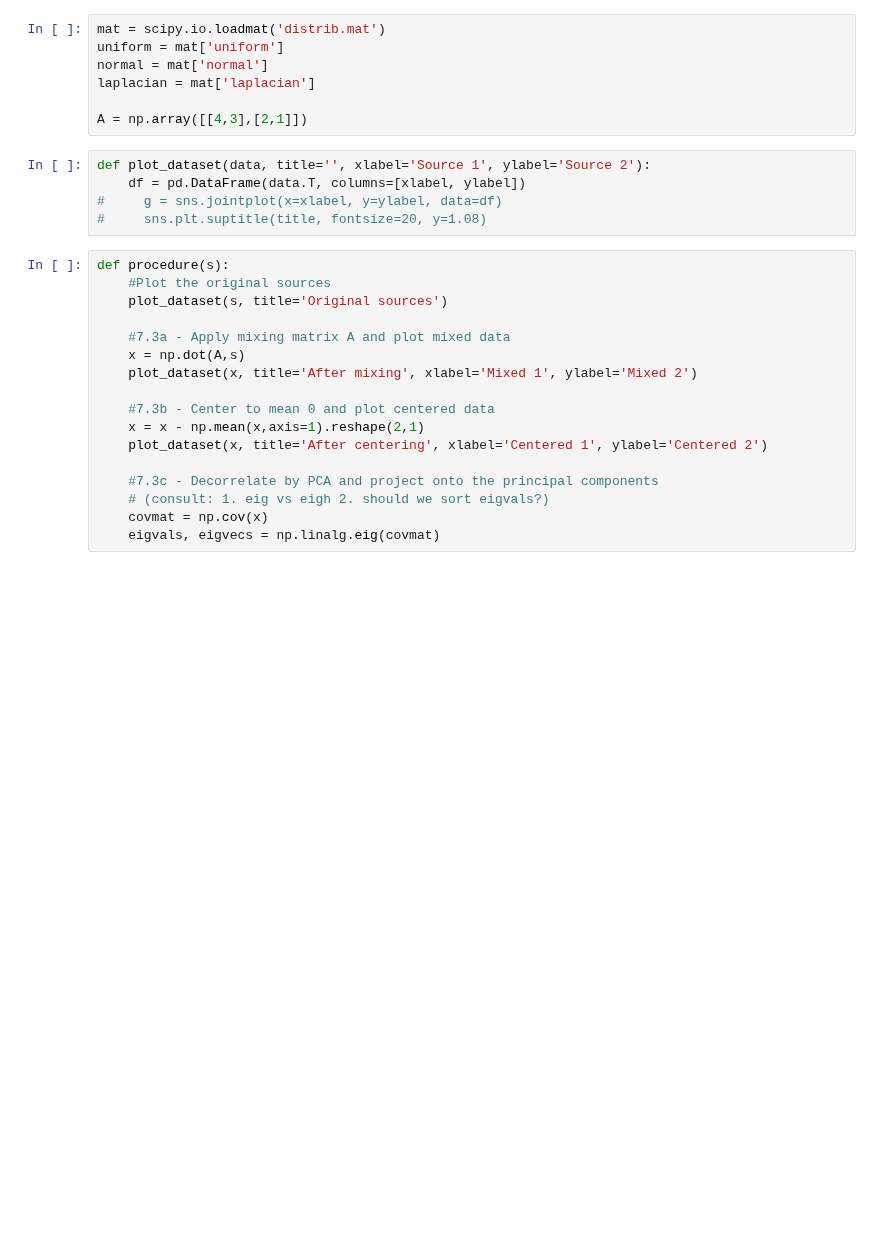
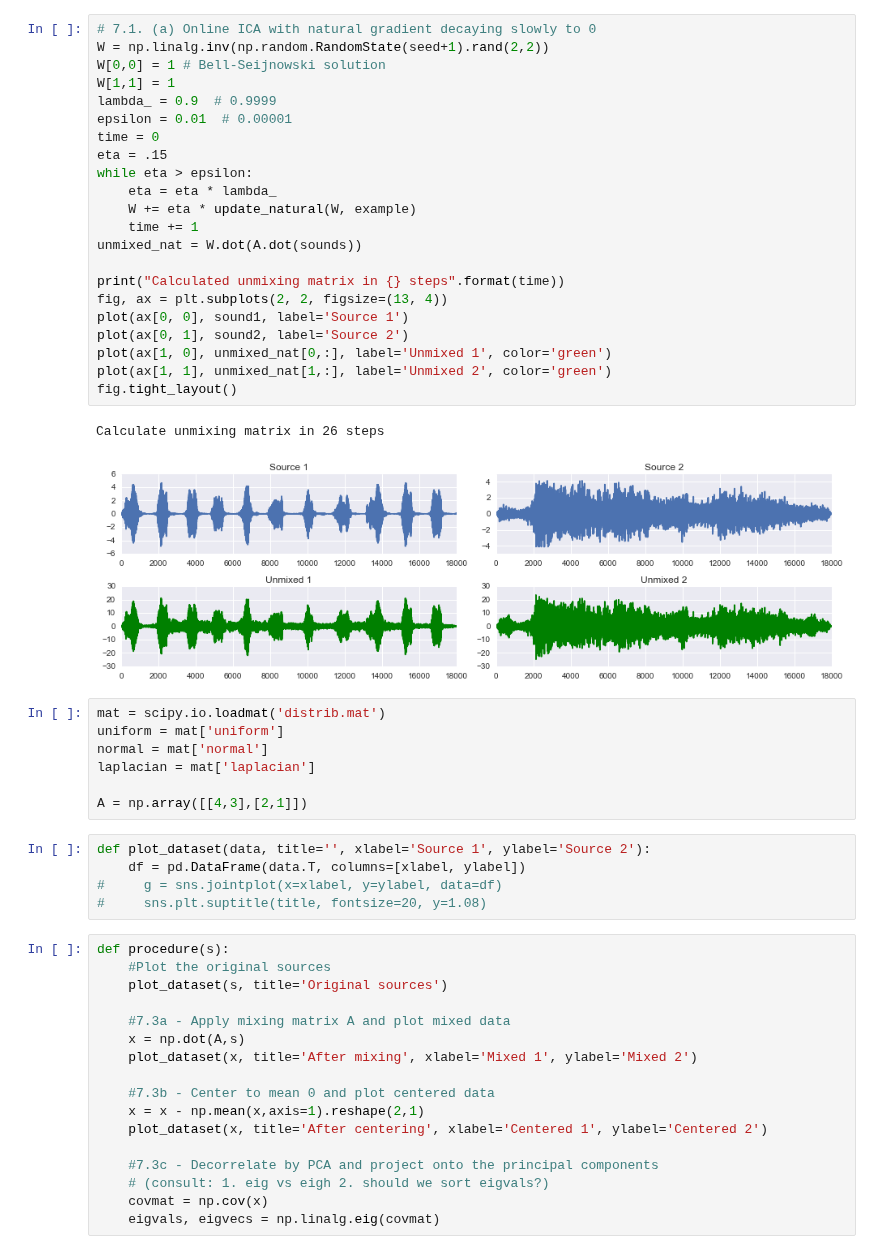
Before and after one commit to danijar/course-machine-intelligence-2, a Jupyter notebook: EX7/EX7-TheNebenhoerers.ipynb, the cells around one changed output. Saved outputs shown, nothing was run; the diff lists cells and outputs as text; blank space fills up the shorter version.

Commit message:
Use solution of other team and do 7.1.a

```diff
--- a/EX7/EX7-TheNebenhoerers.ipynb
+++ b/EX7/EX7-TheNebenhoerers.ipynb
@@ -9,3 +41,28 @@ import pandas as pd
+# %%
+# 7.1. (a) Online ICA with natural gradient decaying slowly to 0
+W = np.linalg.inv(np.random.RandomState(seed+1).rand(2,2))
+W[0,0] = 1 # Bell-Seijnowski solution
+W[1,1] = 1
+lambda_ = 0.9  # 0.9999
+epsilon = 0.01  # 0.00001
+time = 0
+eta = .15
+while eta > epsilon:
+    eta = eta * lambda_
+    W += eta * update_natural(W, example)
+    time += 1
+unmixed_nat = W.dot(A.dot(sounds))
+
+print("Calculated unmixing matrix in {} steps".format(time))
+fig, ax = plt.subplots(2, 2, figsize=(13, 4))
+plot(ax[0, 0], sound1, label='Source 1')
+plot(ax[0, 1], sound2, label='Source 2')
+plot(ax[1, 0], unmixed_nat[0,:], label='Unmixed 1', color='green')
+plot(ax[1, 1], unmixed_nat[1,:], label='Unmixed 2', color='green')
+fig.tight_layout()
+# %% [output]
+Calculate unmixing matrix in 26 steps
+[figure, added]
 # %%
 mat = scipy.io.loadmat('distrib.mat')
 uniform = mat['uniform']
```
Also changed, not shown: parts of 4 cells of this notebook, 32 other files.
